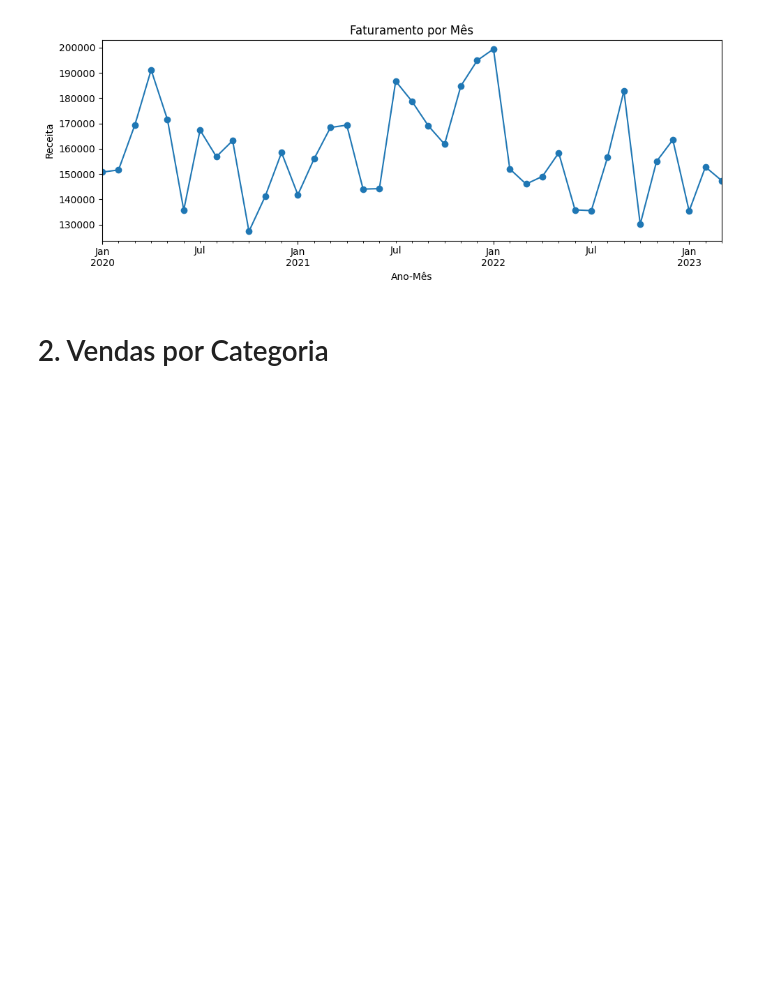
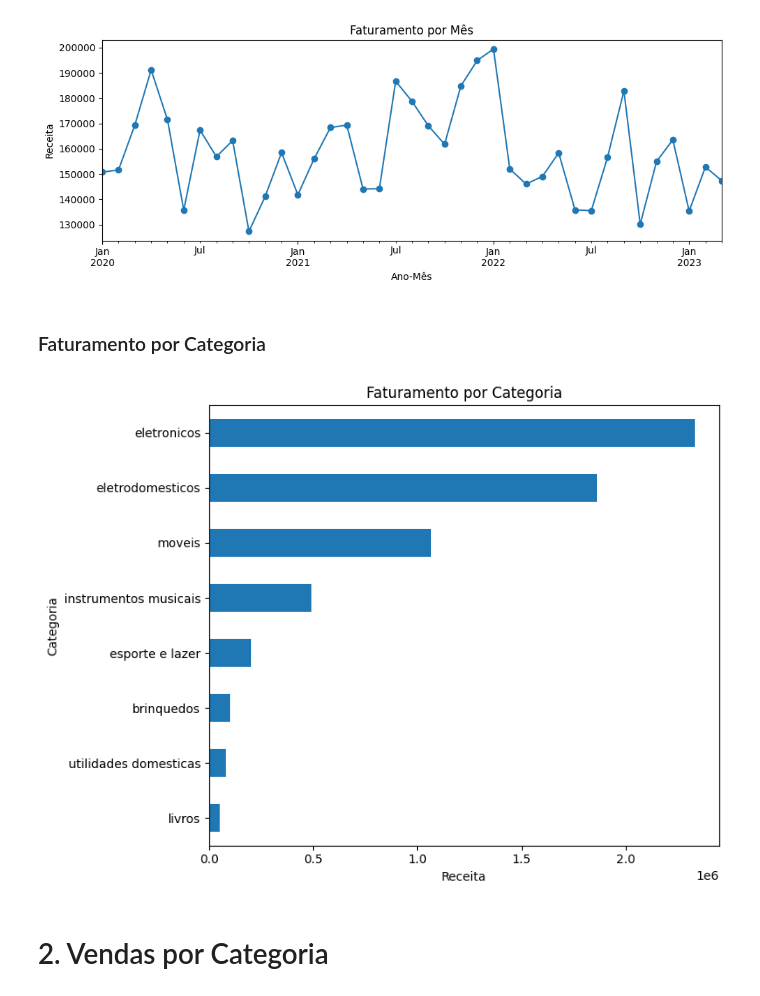
Before and after one commit to Wilson-Maciel/Store_ciencia_de_dados, a Jupyter notebook: notebooks/AluraStoreBrasil.ipynb, the cells around one changed output. Drawn from its saved outputs; the diff is of its cells as text; code cells hidden in the pictures; blank space fills up the shorter version.

```diff
--- a/AluraStoreBrasil.ipynb
+++ b/notebooks/AluraStoreBrasil.ipynb
@@ -274,0 +277,8 @@ Name: receita, dtype: float64
+# %%
+# Arredonda as colunas para 2 casas decimais
+dados['preço'] = dados['preço'].round(2)
+dados['frete'] = dados['frete'].round(2)
+dados['receita'] = dados['receita'].round(2)
+
+print("Amostra com valores arredondados:")
+print(dados[['preço', 'frete', 'receita']].head())
@@ -302,6 +320,24 @@ plt.tight_layout()
 plt.show()
 # %% [output]
 [figure]
+# %% [markdown]
+### Faturamento por Categoria
+# %%
+# 1. A AGREGAÇÃO (Calcular a receita por categoria)
+faturamento_categoria = (dados.groupby("categoria_do_produto")["receita"].sum().sort_values(ascending=False))
+
+# 2. A PREPARAÇÃO E DESENHO
+plt.figure(figsize=(8,6))
+
+#3. O DESENHO (Plotar o gráfico de barras)
+faturamento_categoria.sort_values(ascending=True).plot(kind="barh")
+plt.title("Faturamento por Categoria")
+plt.xlabel("Receita")
+plt.ylabel("Categoria")
+plt.tight_layout()
+plt.show()
+# %% [output]
+[figure, added]
 # %% [markdown]
 # 2. Vendas por Categoria
 # %%
```
Also changed, not shown: parts of 6 cells of this notebook, 1 other file.
